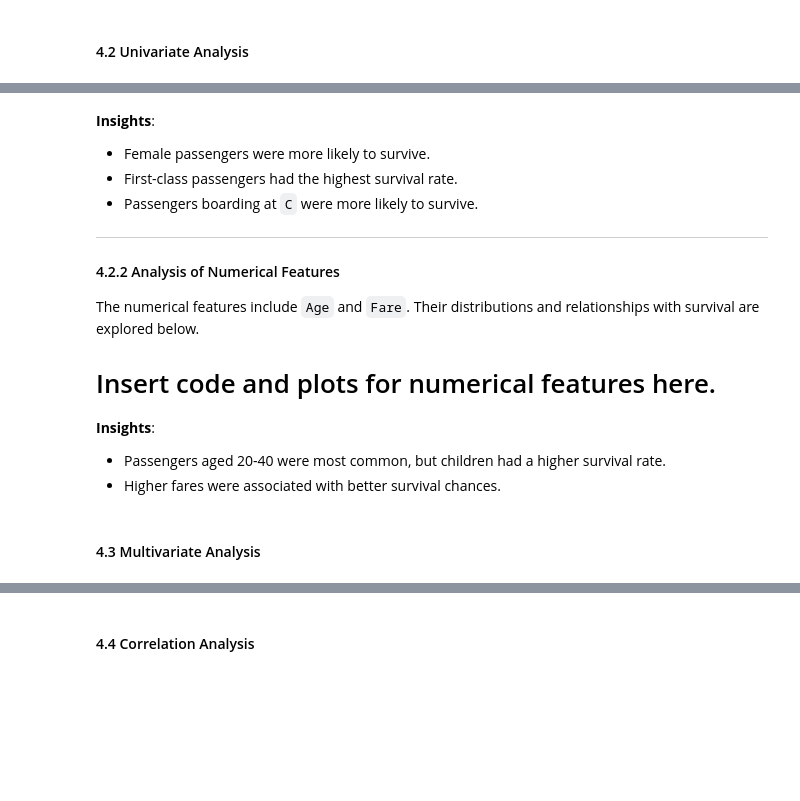
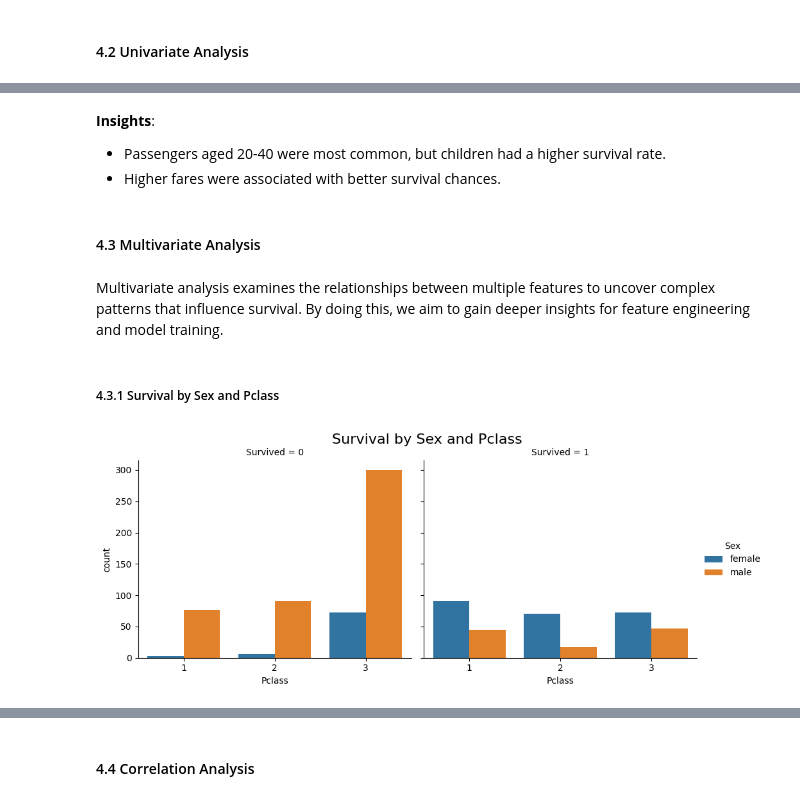
Before and after one commit to RJay02/Artificial-Intelligence, a Jupyter notebook: S2 Machine Learning AI Scientific/Machine Learning Algorithms.ipynb, the cells around one changed output, grey strips where cells are left out. Drawn from its saved outputs; the diff is of its cells as text; code cells hidden in the pictures; blank space fills up the shorter version.

```diff
--- a/S2 Machine Learning AI Scientific/Machine Learning Algorithms.ipynb
+++ b/S2 Machine Learning AI Scientific/Machine Learning Algorithms.ipynb
@@ -346,19 +372,17 @@ Passing `palette` without assigning `hue` is deprecated and will be removed in v
 # %% [markdown]
-**Insights**:
-- Female passengers were more likely to survive.
-- First-class passengers had the highest survival rate.
-- Passengers boarding at `C` were more likely to survive.
-
----
-
-#### 4.2.2 Analysis of Numerical Features
-
-The numerical features include `Age` and `Fare`. Their distributions and relationships with survival are explored below.
-
-# Insert code and plots for numerical features here.
-
 **Insights**:
 - Passengers aged 20-40 were most common, but children had a higher survival rate.
 - Higher fares were associated with better survival chances.
 # %% [markdown]
 #### 4.3 Multivariate Analysis
+# %% [markdown]
+Multivariate analysis examines the relationships between multiple features to uncover complex patterns that influence survival. By doing this, we aim to gain deeper insights for feature engineering and model training.
+# %% [markdown]
+##### 4.3.1 Survival by Sex and Pclass
+# %%
+# Multivariate analysis: Survival by Sex and Pclass
+sns.catplot(data=train_data, x="Pclass", hue="Sex", col="Survived", kind="count", height=4, aspect=1.2)
+plt.suptitle("Survival by Sex and Pclass", y=1.02, fontsize=16)
+plt.show()
+# %% [output]
+[figure, added]
```
Also changed, not shown: parts of 23 cells of this notebook.
